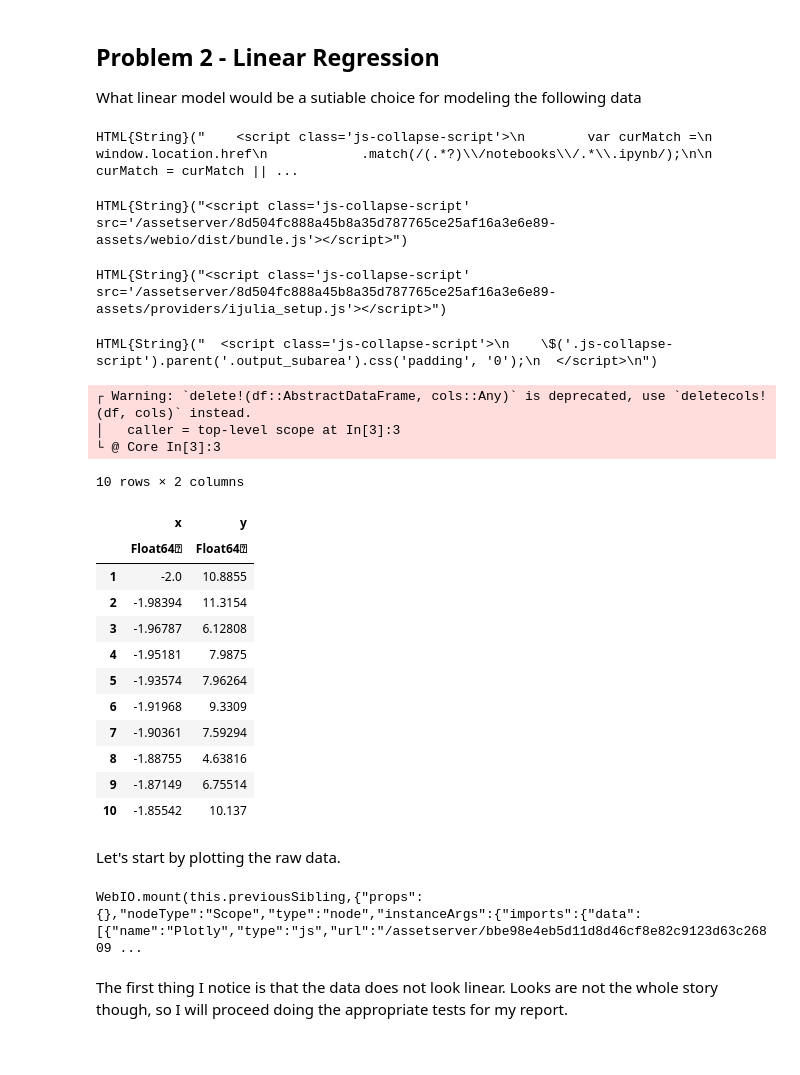
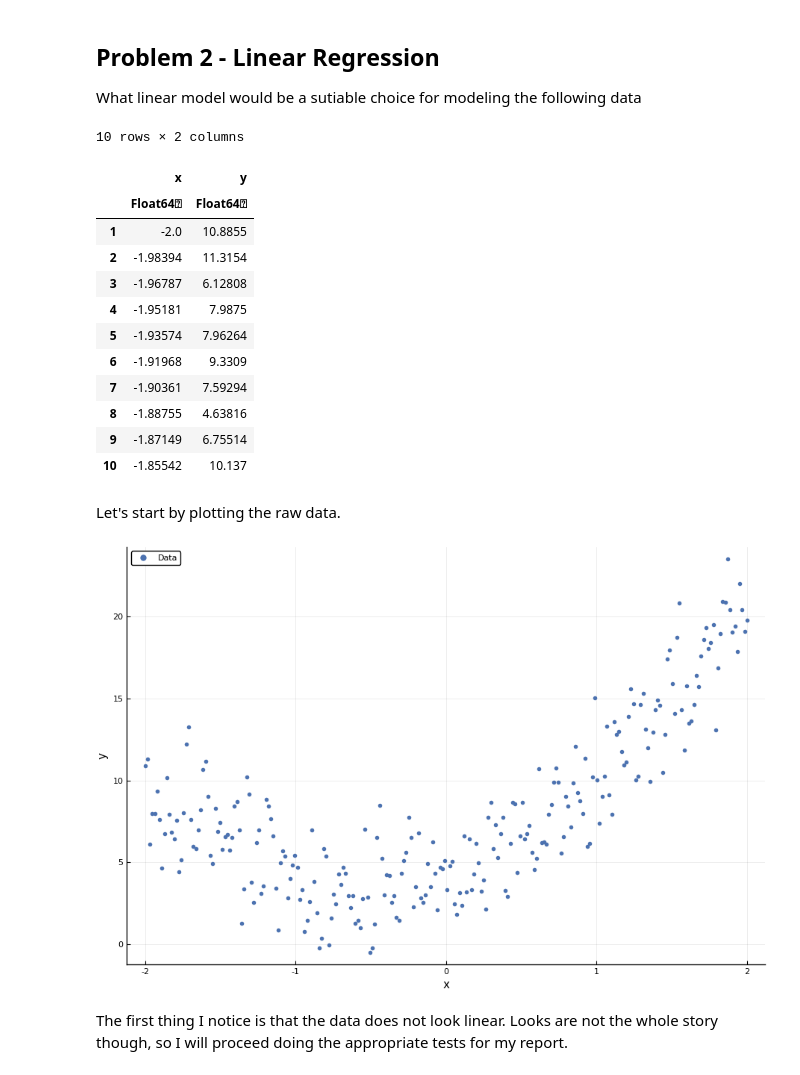
Before and after one commit to mileslucas/coms574, a Jupyter notebook: hw2.ipynb, the cells around one changed output. Drawn from its saved outputs; the diff is of its cells as text; code cells hidden in the pictures.

```diff
--- a/hw2.ipynb
+++ b/hw2.ipynb
@@ -31,22 +31,14 @@ theme(:default;
     palette = deep[order],
     gradient = cgrad(:viridis).colors
 )
-plotlyjs(markerstrokecolor=false, size=(900, 600));
+pyplot(markerstrokecolor=false, size=(900, 600));
-# %% [output]
-HTML{String}("    <script class='js-collapse-script'>\n        var curMatch =\n            window.location.href\n            .match(/(.*?)\\/notebooks\\/.*\\.ipynb/);\n\n        curMatch = curMatch || ...
-HTML{String}("<script class='js-collapse-script' src='/assetserver/8d504fc888a45b8a35d787765ce25af16a3e6e89-assets/webio/dist/bundle.js'></script>")
-HTML{String}("<script class='js-collapse-script' src='/assetserver/8d504fc888a45b8a35d787765ce25af16a3e6e89-assets/providers/ijulia_setup.js'></script>")
-HTML{String}("  <script class='js-collapse-script'>\n    \$('.js-collapse-script').parent('.output_subarea').css('padding', '0');\n  </script>\n")
 # %%
 filename = "./data/HW2Q2.dat"
 data = CSV.read(filename, delim=' ')
-delete!(data, 1)
+deletecols!(data, 1)
 first(data, 10)
 # %% [output]
-┌ Warning: `delete!(df::AbstractDataFrame, cols::Any)` is deprecated, use `deletecols!(df, cols)` instead.
-│   caller = top-level scope at In[3]:3
-└ @ Core In[3]:3
+10 rows × 2 columns
-10 rows × 2 columns
 |  | x | y |
 |  | Float64⍰ | Float64⍰ |
 | 1 | -2.0 | 10.8855 |
@@ -64,12 +56,12 @@ Let's start by plotting the raw data.
 # %%
 @df data scatter(:x, :y,
     label="Data",
     xlabel="x",
     ylabel="y",
-    markersize=3,
+    markersize=4,
 )
 # %% [output]
-WebIO.mount(this.previousSibling,{"props":{},"nodeType":"Scope","type":"node","instanceArgs":{"imports":{"data":[{"name":"Plotly","type":"js","url":"/assetserver/bbe98e4eb5d11d8d46cf8e82c9123d63c26809 ...
+[figure, added]
 # %% [markdown]
 The first thing I notice is that the data does not look linear. Looks are not the whole story though, so I will proceed doing the appropriate tests for my report.
 # %% [markdown]
```
Also changed, not shown: parts of 4 cells of this notebook.
